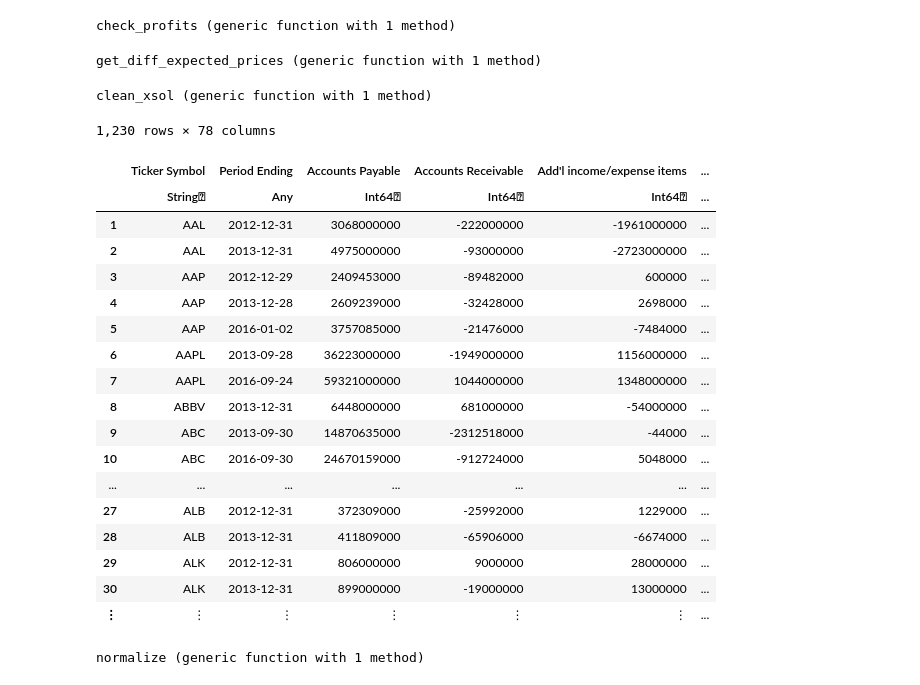
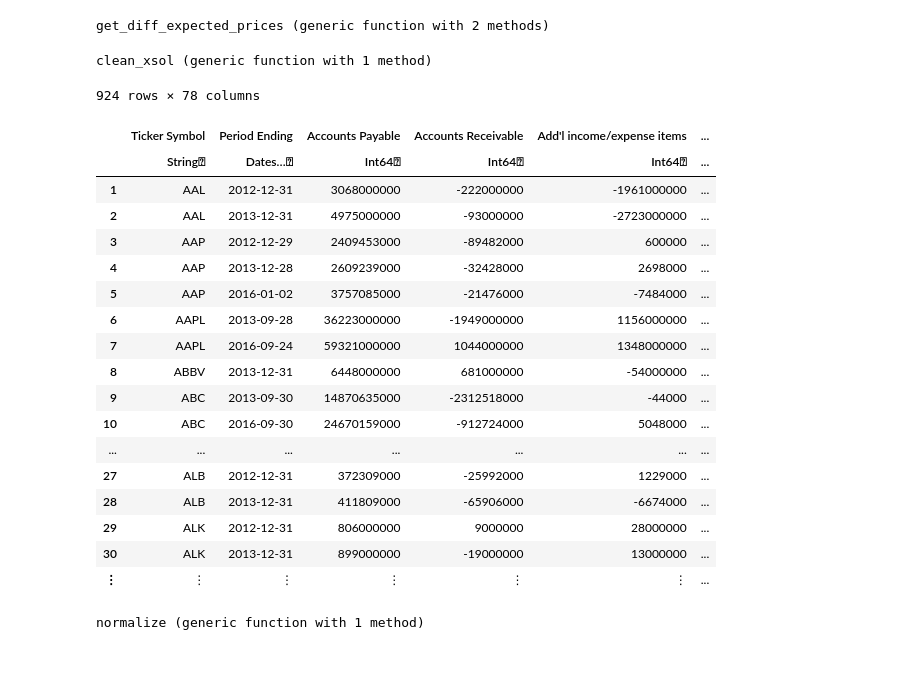
Before and after one commit to rtkg12/CS524-Financial-Optimization-Project, a Jupyter notebook: FP-with-part-2.ipynb, the cells around one changed output. Saved outputs shown, nothing was run; the diff lists cells and outputs as text; code cells hidden in the pictures.

Commit message:
Fixes to adapt to new matched prices

```diff
--- a/FP-with-part-2.ipynb
+++ b/FP-with-part-2.ipynb
@@ -1,46 +29,55 @@
 # %%
-function check_profits(ix, amount, prices_test, prices_val, xsol)
-    profit = 0
-    exp_returns = 0
-    for i in 1:length(ix)
-        print("Loop started")
-        company = tickers[ix[i]]
-        init_price = prices_test[ix[i]]
-        final_price = prices_val[ix[i]]
-        percent_invested = xsol[ix1[i]]
-        println(percent_invested)
-        percent_invested = abs(percent_invested)
-        invested = percent_invested*amount
-        num_stocks = invested/init_price
-        final_sell_price = num_stocks*final_price
-        diff = final_sell_price - invested
-        profit+=diff
-        println("Bought ", company, " at ", init_price, " sold: ", final_price)
-    end
-    exp_returns = profit/amount
-    println("Total profit: ", profit)
-    println("Portfolio returns (percent) ", exp_returns)
-end
+#OLD check profits function without adjusting for splits
+# function check_profits(ix, amount, prices_test, prices_val, xsol)
+#     profit = 0
+#     exp_returns = 0
+#     for i in 1:length(ix)
+#         print("Loop started")
+#         company = tickers[ix[i]]
+#         init_price = prices_test[ix[i]]
+#         final_price = prices_val[ix[i]]
+#         percent_invested = xsol[ix1[i]]
+#         println(percent_invested)
+#         percent_invested = abs(percent_invested)
+#         invested = percent_invested*amount
+#         num_stocks = invested/init_price
+#         final_sell_price = num_stocks*final_price
+#         diff = final_sell_price - invested
+#         profit+=diff
+#         println("Bought ", company, " at ", init_price, " sold: ", final_price)
+#     end
+#     exp_returns = profit/amount
+#     println("Total profit: ", profit)
+#     println("Portfolio returns (percent) ", exp_returns)
+# end
-# %% [output]
-check_profits (generic function with 1 method)
 # %%
 using LinearAlgebra
 
-function get_diff_expected_prices(coeffs, raw_test)
+function get_diff_expected_prices(coeffs, raw_test, test_company_num)
+    test_comp_name = raw_test[1][test_company_num]
     actual_prices = raw_test[78]
     num_shares = raw_test[77]
+    actual_valuations = actual_prices .* num_shares
 
-    raw_temp = raw_test[:,3:76] #All fundamentals
-    raw_temp = convert(Matrix, raw_temp)
-    #raw_temp = raw_temp./scale #only use if using normalized, run normalize before this
+#     raw_temp = raw_test[:,3:76] #All fundamentals
+#     raw_temp = convert(Matrix, raw_temp)
+
+    raw_temp = re_normalize(raw_test) #normalize with intercept
+
+    #raw_temp = raw_temp./scale #only use if using normalized, run normalize before this, DEPRECATED
     exp_valuations = raw_temp * coeffs
+    println("Expected valuation for ", test_comp_name,  " before bias: ", exp_valuations[test_company_num])
     exp_valuations = exp_valuations - bias
     exp_prices = exp_valuations ./ num_shares
     diff = (exp_prices - actual_prices)./actual_prices*100
+    println("Expected valuation for ", test_comp_name,  ": ", exp_valuations[test_company_num])
+    println("Actual valuation for ", test_comp_name,  ": ", actual_valuations[test_company_num])
+    println("Bias: ", bias[test_company_num])
+    println("Percent diff: ", diff[test_company_num])
     return diff
 end
 # %% [output]
-get_diff_expected_prices (generic function with 1 method)
+get_diff_expected_prices (generic function with 2 methods)
 # %%
 function clean_xsol(xsoli)
     xsol = xsoli
@@ -60,17 +97,19 @@ clean_xsol (generic function with 1 method)
 # %%
 using CSV
 file1 = "./nyse/Fundamentals with Ratios FINAL/fundementals_with_ratios_training_set.csv"
 file2 = "./nyse/Fundamentals with Ratios FINAL/fundementals_with_ratios_testing_set.csv"
 file3 = "./nyse/Fundamentals with Ratios FINAL/fundementals_with_ratios_validation_set.csv"
 raw_train = CSV.read(file1);
 raw_test = CSV.read(file2);
 raw_val = CSV.read(file3);
 
-raw = vcat(raw_train, raw_test, raw_val)
+#raw = vcat(raw_train, raw_test, raw_val)
+raw = vcat(raw_train, raw_val)
+#raw = raw_train
 # %% [output]
-1,230 rows × 78 columns
+924 rows × 78 columns
 |  | Ticker Symbol | Period Ending | Accounts Payable | Accounts Receivable | Add'l income/expense items | ... |
-|  | String⍰ | Any | Int64⍰ | Int64⍰ | Int64⍰ | ... |
+|  | String⍰ | Dates…⍰ | Int64⍰ | Int64⍰ | Int64⍰ | ... |
 | 1 | AAL | 2012-12-31 | 3068000000 | -222000000 | -1961000000 | ... |
 | 2 | AAL | 2013-12-31 | 4975000000 | -93000000 | -2723000000 | ... |
 | 3 | AAP | 2012-12-29 | 2409453000 | -89482000 | 600000 | ... |
```
Also changed, not shown: parts of 30 cells of this notebook.
